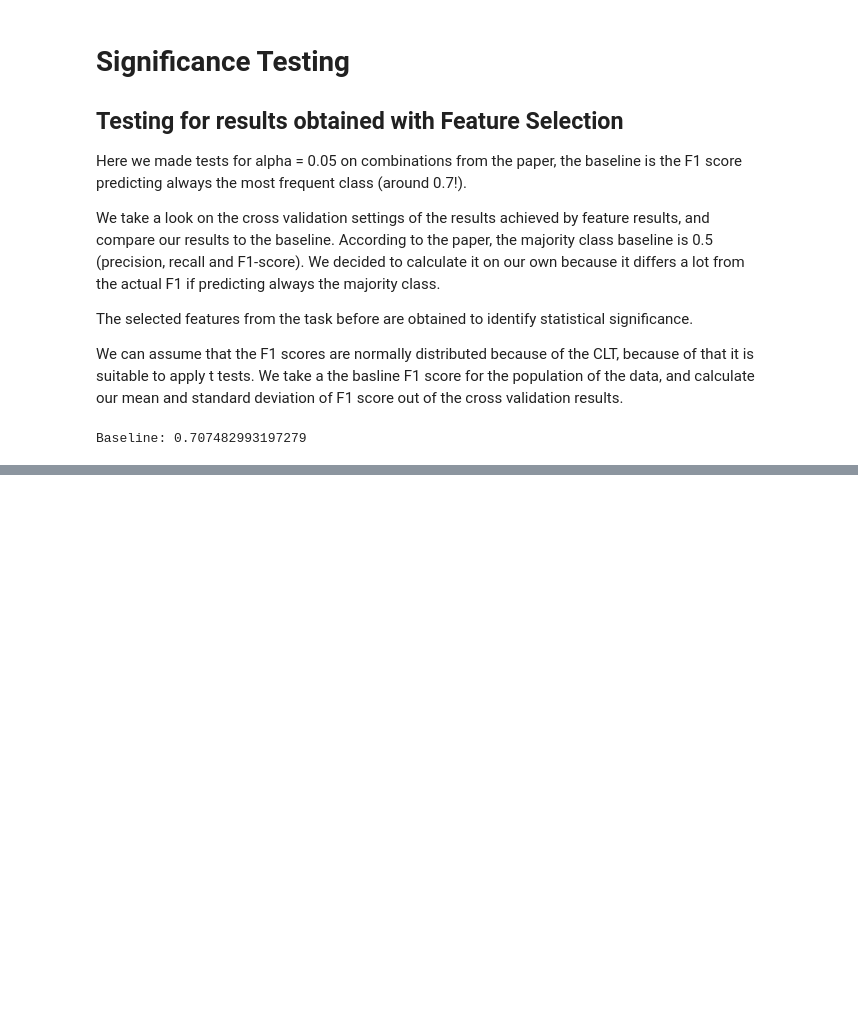
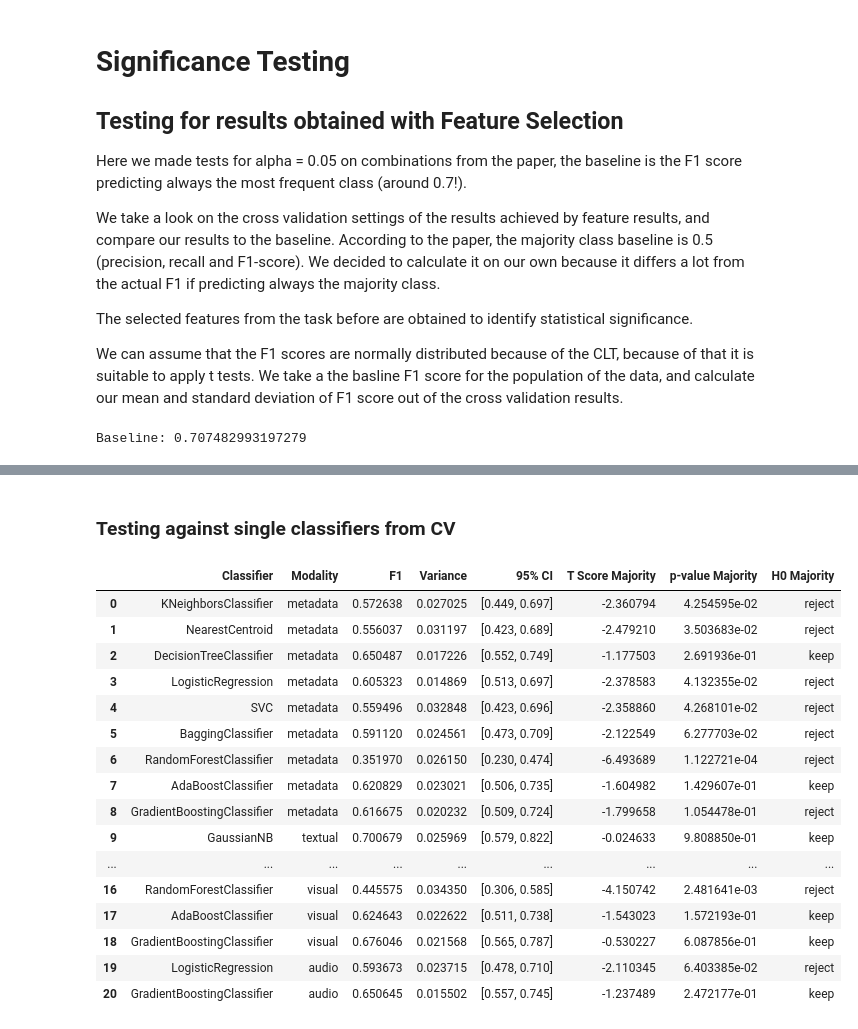
Before and after one commit to patrickFuerst/CoE_task, a Jupyter notebook: classifier_selection.ipynb, the cells around one changed output, grey strips where cells are left out. Drawn from its saved outputs; the diff is of its cells as text; code cells hidden in the pictures; blank space fills up the shorter version.

```diff
--- a/classifier_selection.ipynb
+++ b/classifier_selection.ipynb
@@ -2311,0 +2341,23 @@ Name: F1 scores, dtype: object
+# %% [markdown]
+### Testing against single classifiers from CV
+# %%
+display(classifier_combinations[["Classifier", "Modality", "F1", "Variance", "95% CI",
+                                 "T Score Majority", "p-value Majority", "H0 Majority"]])
+# %% [output]
+|  | Classifier | Modality | F1 | Variance | 95% CI | T Score Majority | p-value Majority | H0 Majority |
+| 0 | KNeighborsClassifier | metadata | 0.572638 | 0.027025 | [0.449, 0.697] | -2.360794 | 4.254595e-02 | reject |
+| 1 | NearestCentroid | metadata | 0.556037 | 0.031197 | [0.423, 0.689] | -2.479210 | 3.503683e-02 | reject |
+| 2 | DecisionTreeClassifier | metadata | 0.650487 | 0.017226 | [0.552, 0.749] | -1.177503 | 2.691936e-01 | keep |
+| 3 | LogisticRegression | metadata | 0.605323 | 0.014869 | [0.513, 0.697] | -2.378583 | 4.132355e-02 | reject |
+| 4 | SVC | metadata | 0.559496 | 0.032848 | [0.423, 0.696] | -2.358860 | 4.268101e-02 | reject |
+| 5 | BaggingClassifier | metadata | 0.591120 | 0.024561 | [0.473, 0.709] | -2.122549 | 6.277703e-02 | reject |
+| 6 | RandomForestClassifier | metadata | 0.351970 | 0.026150 | [0.230, 0.474] | -6.493689 | 1.122721e-04 | reject |
+| 7 | AdaBoostClassifier | metadata | 0.620829 | 0.023021 | [0.506, 0.735] | -1.604982 | 1.429607e-01 | keep |
+| 8 | GradientBoostingClassifier | metadata | 0.616675 | 0.020232 | [0.509, 0.724] | -1.799658 | 1.054478e-01 | reject |
+| 9 | GaussianNB | textual | 0.700679 | 0.025969 | [0.579, 0.822] | -0.024633 | 9.808850e-01 | keep |
+| ... | ... | ... | ... | ... | ... | ... | ... | ... |
+| 16 | RandomForestClassifier | visual | 0.445575 | 0.034350 | [0.306, 0.585] | -4.150742 | 2.481641e-03 | reject |
+| 17 | AdaBoostClassifier | visual | 0.624643 | 0.022622 | [0.511, 0.738] | -1.543023 | 1.572193e-01 | keep |
+| 18 | GradientBoostingClassifier | visual | 0.676046 | 0.021568 | [0.565, 0.787] | -0.530227 | 6.087856e-01 | keep |
+| 19 | LogisticRegression | audio | 0.593673 | 0.023715 | [0.478, 0.710] | -2.110345 | 6.403385e-02 | reject |
+| 20 | GradientBoostingClassifier | audio | 0.650645 | 0.015502 | [0.557, 0.745] | -1.237489 | 2.472177e-01 | keep |
```
Also changed, not shown: parts of 22 cells of this notebook.
